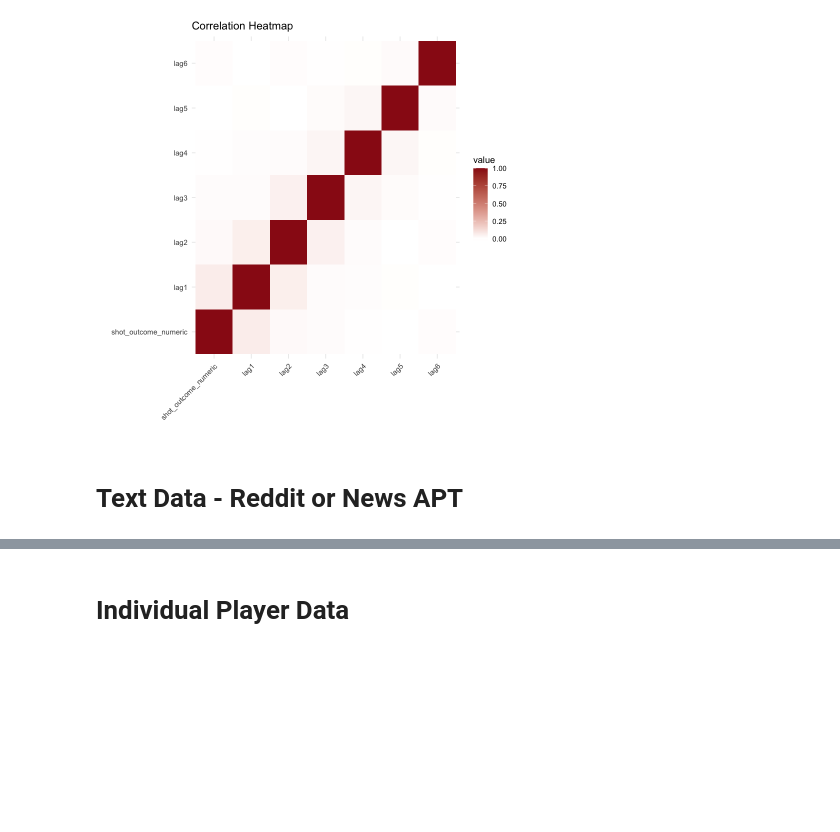
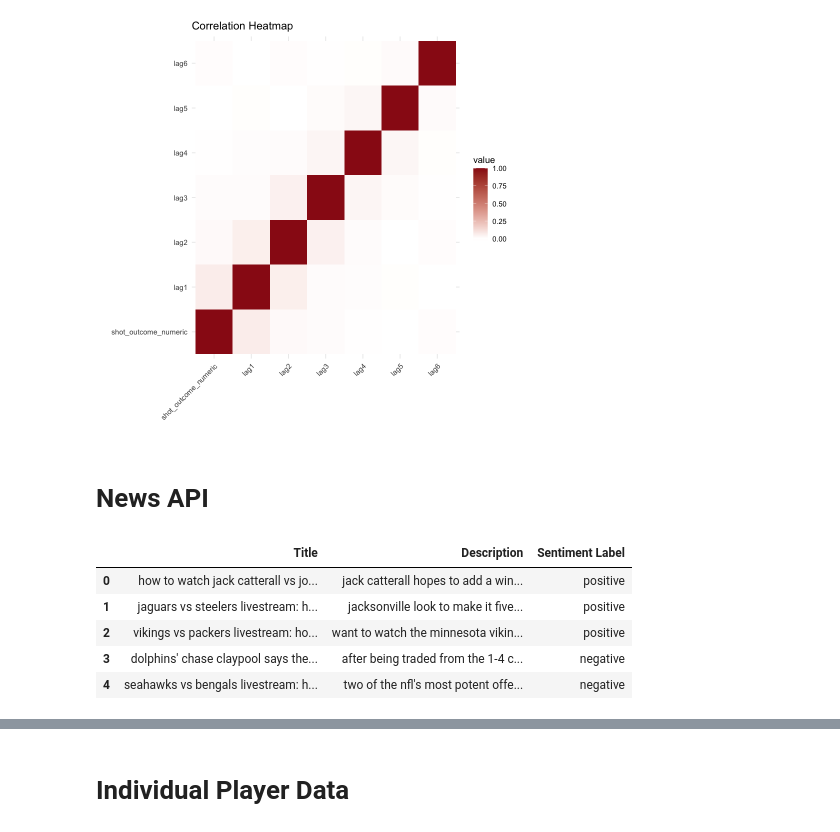
Before and after one commit to anly501/dsan-5000-project-wmcgloin, a Jupyter notebook: website/data-exploration.ipynb, the cells around one changed output, grey strips where cells are left out. Saved outputs shown, nothing was run; the diff lists cells and outputs as text; code cells hidden in the pictures; blank space fills up the shorter version.

```diff
--- a/website/data-exploration.ipynb
+++ b/website/data-exploration.ipynb
@@ -209,5 +209,5 @@ The following object is masked from 'package:tidyr':
 # i want to create a histogram of games per season with shots for each player and made shots for each player
 
 # i want to do something with my lag variable
-# %% [markdown]
-# Text Data - Reddit or News APT
+# %% [markdown]
+# News API
@@ -213,0 +220,9 @@ The following object is masked from 'package:tidyr':
+# %%
+news_api.head()
+# %% [output]
+|  | Title | Description | Sentiment Label |
+| 0 | how to watch jack catterall vs jo... | jack catterall hopes to add a win... | positive |
+| 1 | jaguars vs steelers livestream: h... | jacksonville look to make it five... | positive |
+| 2 | vikings vs packers livestream: ho... | want to watch the minnesota vikin... | positive |
+| 3 | dolphins' chase claypool says the... | after being traded from the 1-4 c... | negative |
+| 4 | seahawks vs bengals livestream: h... | two of the nfl's most potent offe... | negative |
```
Also changed, not shown: parts of 5 cells of this notebook, 26 other files.
